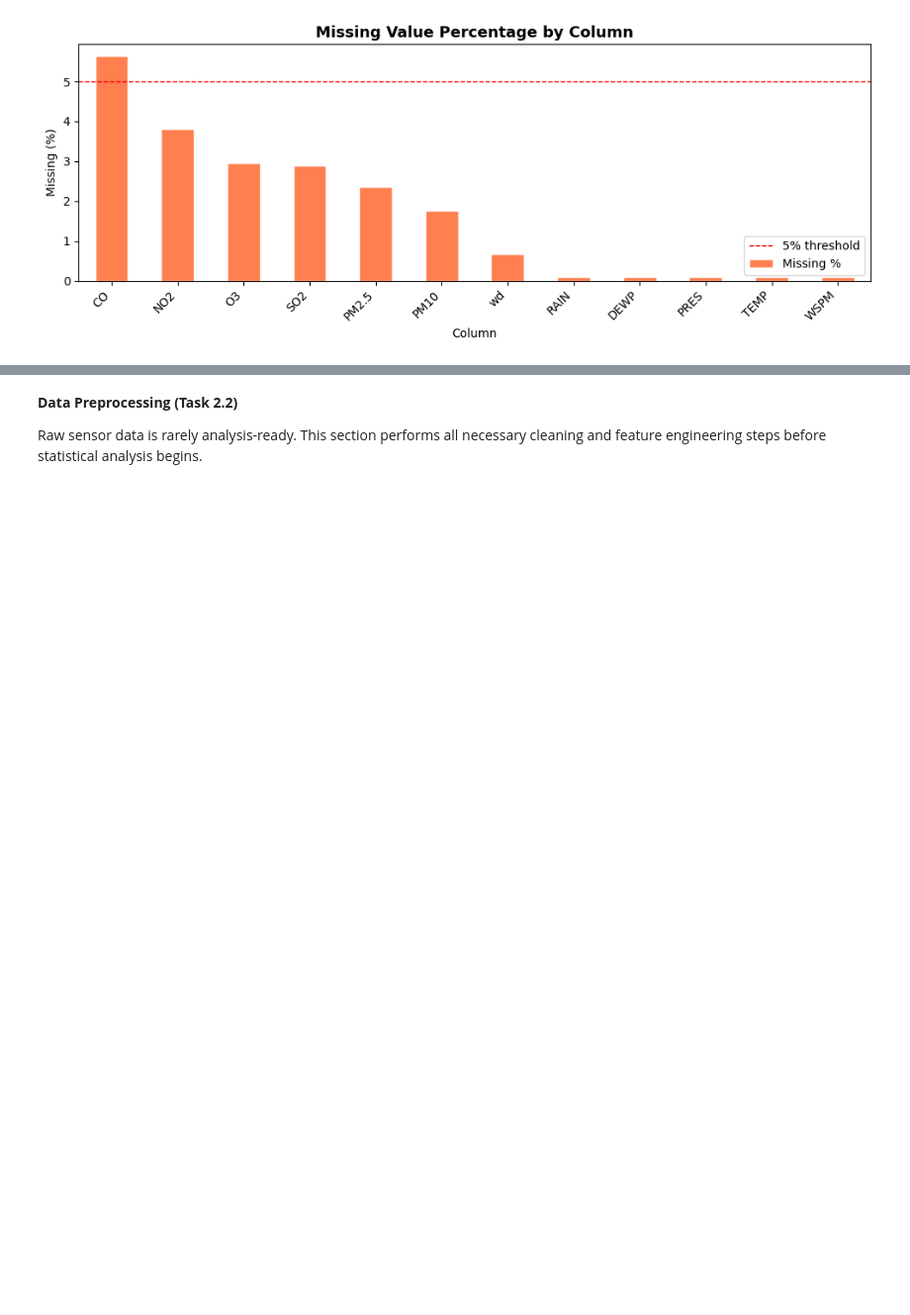
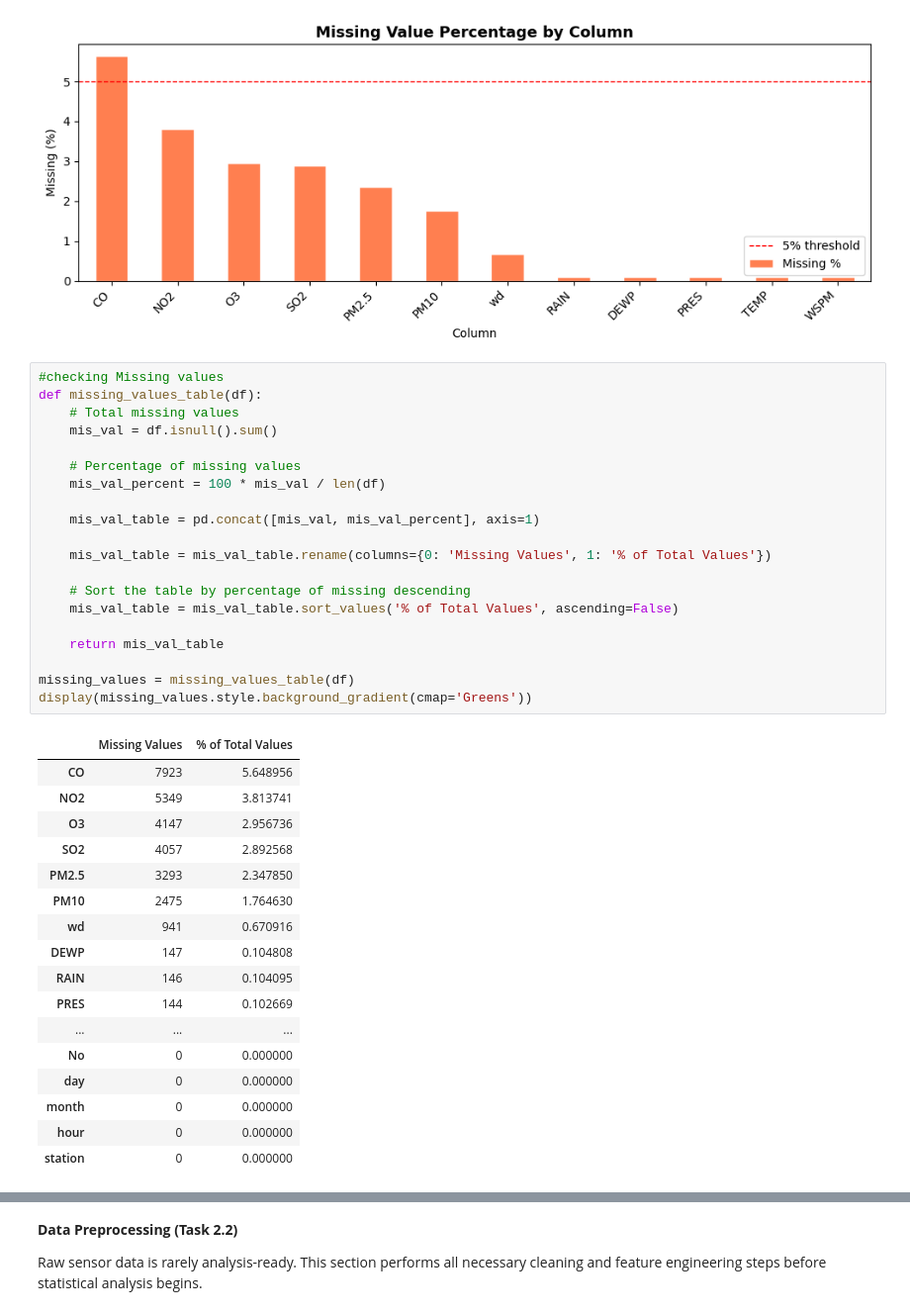
Before and after one commit to oyegokeademola25-beep/ASSESSMENT_DATA_SET, a Jupyter notebook: Copy_of_CMP7001_Assessment.ipynb, the cells around one changed output, grey strips where cells are left out. Shown at 99% size. Saved outputs shown, nothing was run; the diff lists cells and outputs as text; blank space fills up the shorter version.

```diff
--- a/Copy_of_CMP7001_Assessment.ipynb
+++ b/Copy_of_CMP7001_Assessment.ipynb
@@ -396,3 +442,41 @@ else:
 | TEMP | 142 | 0.10 |
 | WSPM | 121 | 0.09 |
 [figure]
+# %%
+#checking Missing values
+def missing_values_table(df):
+    # Total missing values
+    mis_val = df.isnull().sum()
+
+    # Percentage of missing values
+    mis_val_percent = 100 * mis_val / len(df)
+
+    mis_val_table = pd.concat([mis_val, mis_val_percent], axis=1)
+
+    mis_val_table = mis_val_table.rename(columns={0: 'Missing Values', 1: '% of Total Values'})
+
+    # Sort the table by percentage of missing descending
+    mis_val_table = mis_val_table.sort_values('% of Total Values', ascending=False)
+
+    return mis_val_table
+
+missing_values = missing_values_table(df)
+display(missing_values.style.background_gradient(cmap='Greens'))
+# %% [output]
+|  | Missing Values | % of Total Values |
+| CO | 7923 | 5.648956 |
+| NO2 | 5349 | 3.813741 |
+| O3 | 4147 | 2.956736 |
+| SO2 | 4057 | 2.892568 |
+| PM2.5 | 3293 | 2.347850 |
+| PM10 | 2475 | 1.764630 |
+| wd | 941 | 0.670916 |
+| DEWP | 147 | 0.104808 |
+| RAIN | 146 | 0.104095 |
+| PRES | 144 | 0.102669 |
+| ... | ... | ... |
+| No | 0 | 0.000000 |
+| day | 0 | 0.000000 |
+| month | 0 | 0.000000 |
+| hour | 0 | 0.000000 |
+| station | 0 | 0.000000 |
```
Also changed, not shown: parts of 17 cells of this notebook.
